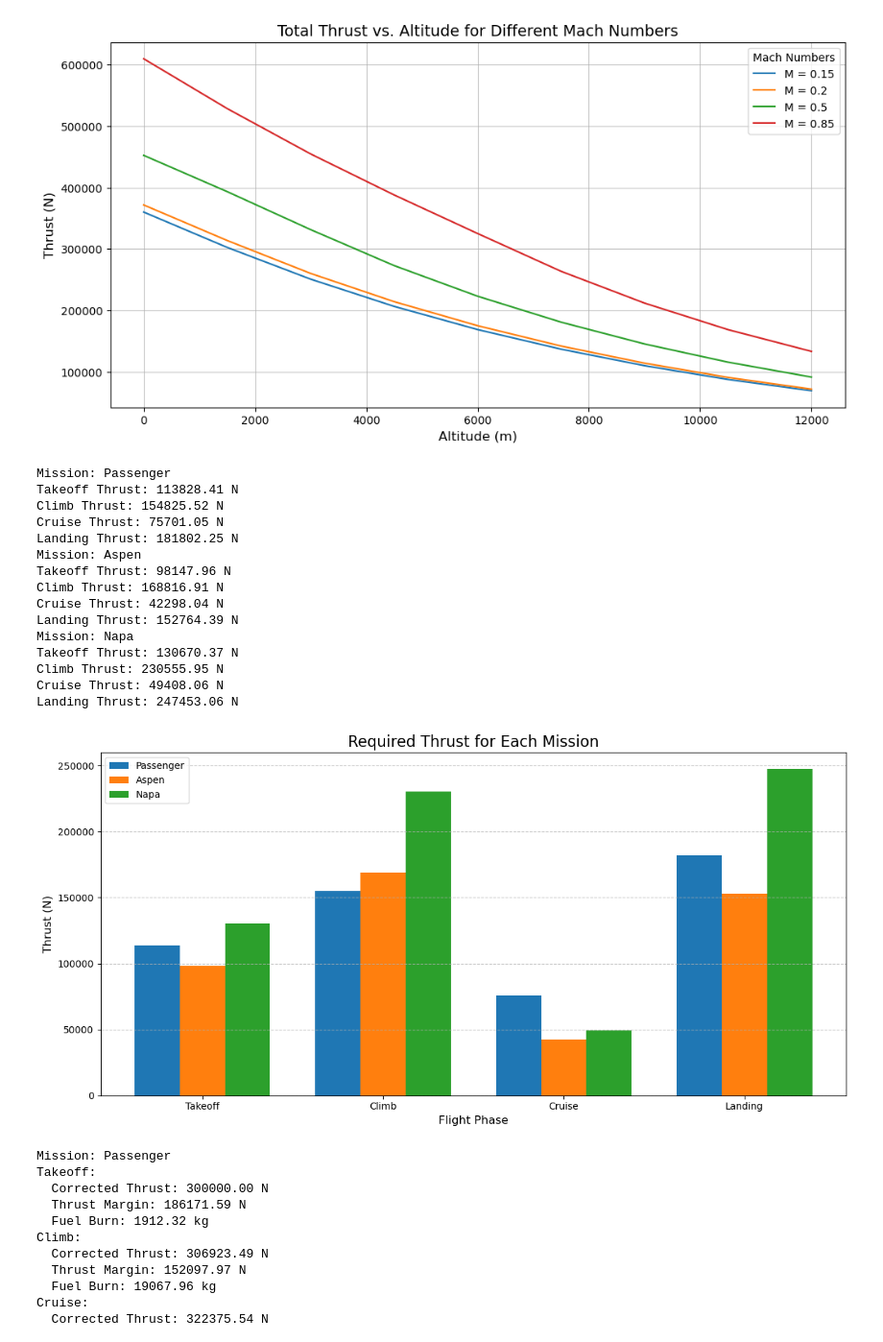
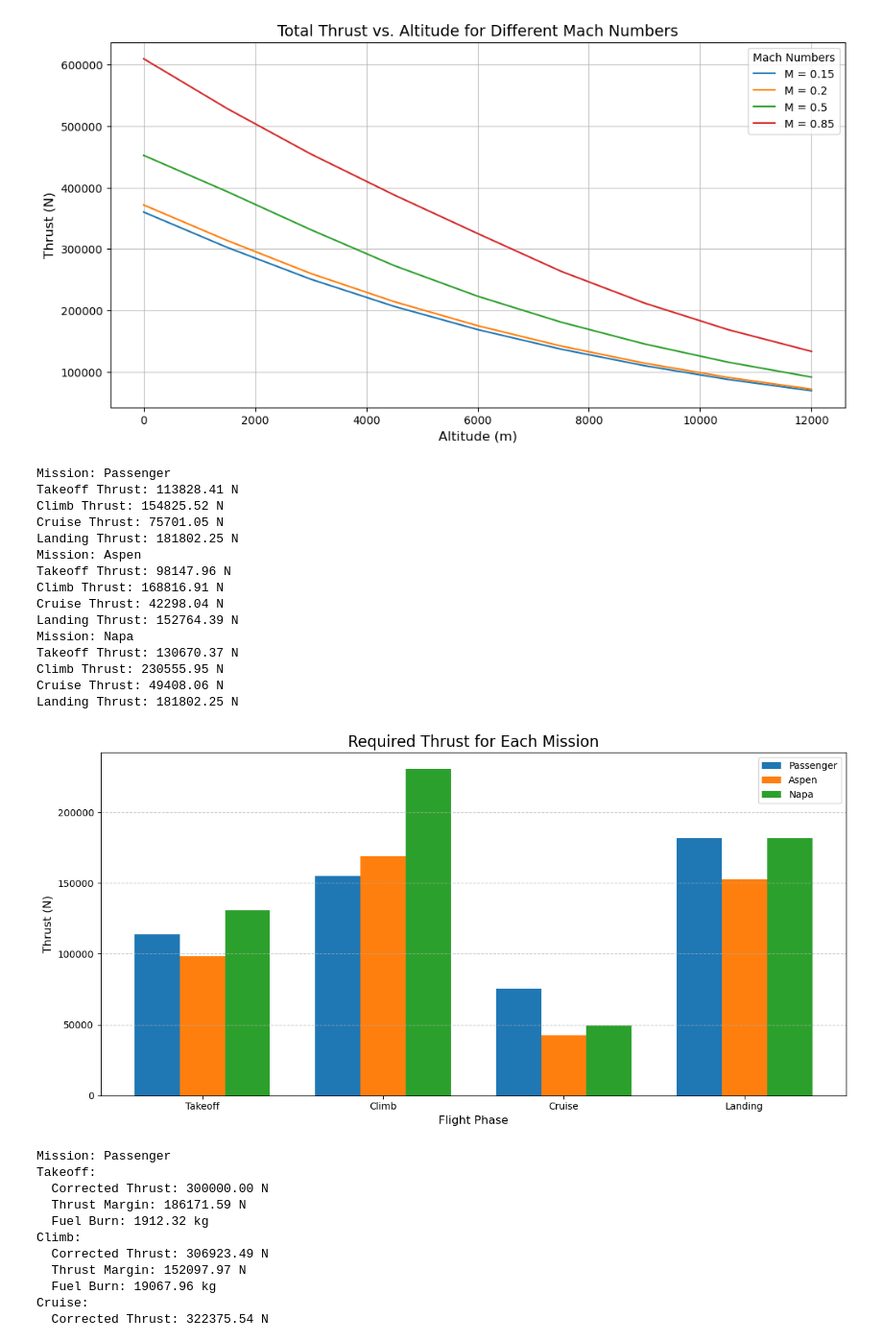
Before and after one commit to AntoineVanHoye/integrated_project, a Jupyter notebook: thrust.ipynb, the cells around one changed output. Shown: that part at 96% size. Saved outputs shown, nothing was run; the diff lists cells and outputs as text; code cells hidden in the pictures.

```diff
--- a/thrust.ipynb
+++ b/thrust.ipynb
@@ -255,7 +255,7 @@ weights = {
 missions = {
     "Passenger": {"altitude": [0, 5000, 12500, 0], "speeds": [70, 140, 290, 60]},
     "Aspen": {"altitude": [0, 2500, 11000, 0], "speeds": [65, 130, 250, 55]},
-    "Napa": {"altitude": [0, 2000, 10000, 0], "speeds": [75, 150, 250, 70]},
+    "Napa": {"altitude": [0, 2000, 10000, 0], "speeds": [75, 150, 250, 60]},
 }
 
 # Phases
@@ -310,35 +310,35 @@ width = 0.25  # Bar width
 for i, mission in enumerate(missions):
     ax.bar(x + i * width, thrust_results[mission], width, label=mission)
 
 
 ax.set_title("Required Thrust for Each Mission", fontsize=16)
 ax.set_xlabel("Flight Phase", fontsize=12)
 ax.set_ylabel("Thrust (N)", fontsize=12)
 ax.set_xticks(x + width)
 ax.set_xticklabels(phases, fontsize=10)
 ax.legend(fontsize=10)
 ax.grid(axis='y', linestyle='--', alpha=0.7)
 
 
 plt.tight_layout()
 plt.show()
 # %% [output]
 Mission: Passenger
 Takeoff Thrust: 113828.41 N
 Climb Thrust: 154825.52 N
 Cruise Thrust: 75701.05 N
 Landing Thrust: 181802.25 N
 Mission: Aspen
 Takeoff Thrust: 98147.96 N
 Climb Thrust: 168816.91 N
 Cruise Thrust: 42298.04 N
 Landing Thrust: 152764.39 N
 Mission: Napa
 Takeoff Thrust: 130670.37 N
 Climb Thrust: 230555.95 N
 Cruise Thrust: 49408.06 N
-Landing Thrust: 247453.06 N
+Landing Thrust: 181802.25 N
-[figure, old version]
+[figure, new version]
 # %%
 import matplotlib.pyplot as plt
 import numpy as np
```
Also changed, not shown: parts of 5 cells of this notebook, 1 other file.
